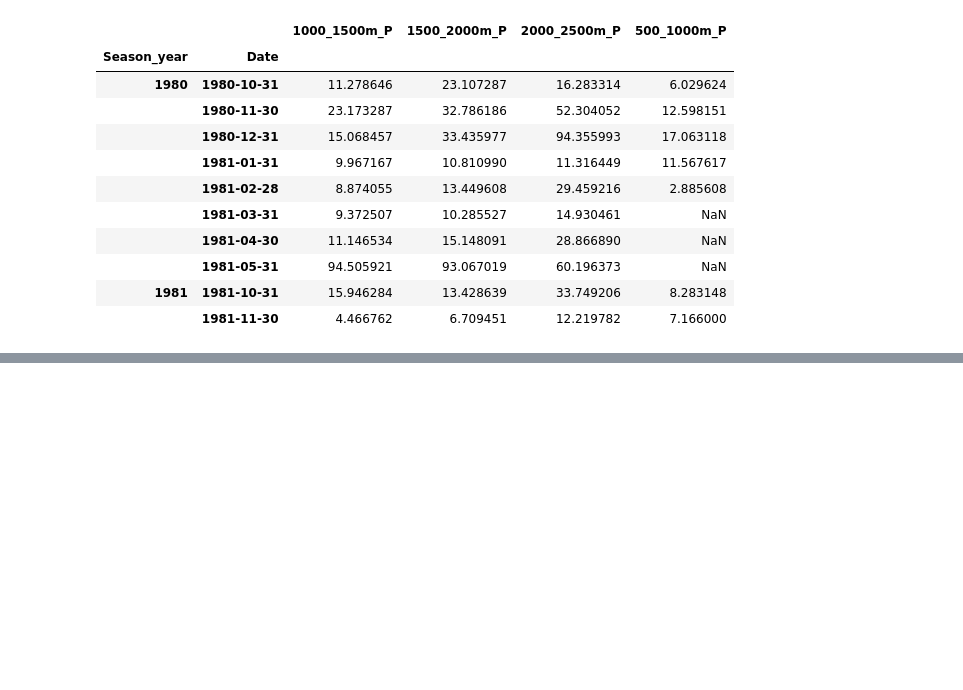
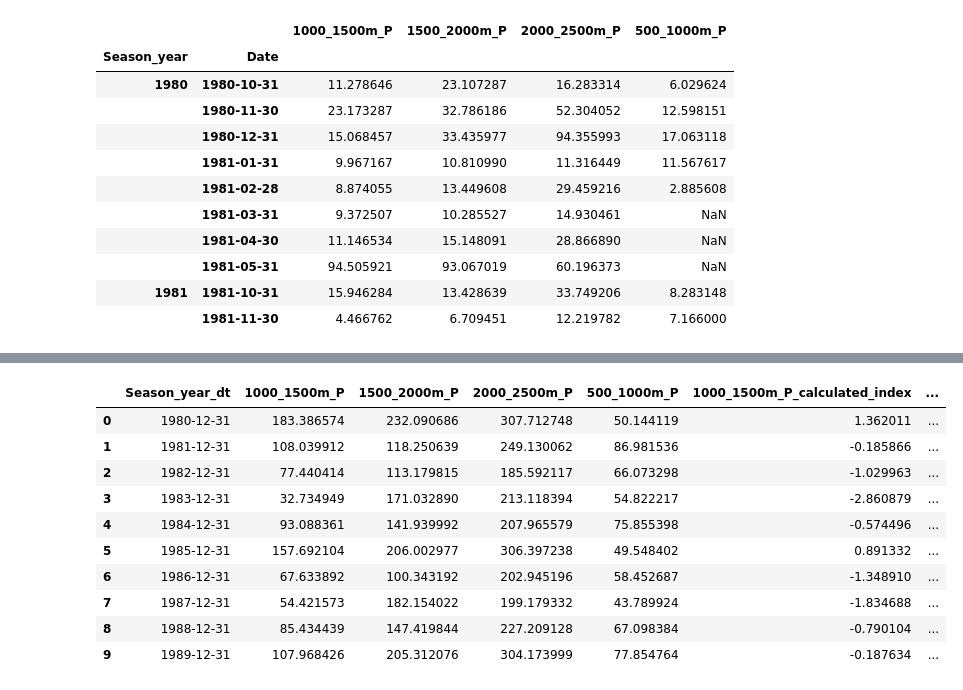
Before and after one commit to hasithajayamaha/snowdroughtindex-main, a Jupyter notebook: notebooks/workflows/5_SPI_wrokflow.ipynb, the cells around one changed output, grey strips where cells are left out. Cells and saved outputs as stored; diff of their text form; code cells hidden in the pictures; blank space fills up the shorter version.

```diff
--- a/notebooks/workflows/5_SPI_wrokflow.ipynb
+++ b/notebooks/workflows/5_SPI_wrokflow.ipynb
@@ -146,0 +200,44 @@ fig = plot_index(df_spi, 'Date', 'Precipitation_scale_6_calculated_index')
+# %%
+from scipy.stats import gamma, norm
+
+spi = SPI()
+
+monthly_avg_reset = seasonal_precip.reset_index()  # This will make 'Season_year' a column
+
+# If SPI expects a datetime column, convert 'Season_year' to datetime (e.g., use Dec 31 of each year)
+monthly_avg_reset['Season_year_dt'] = pd.to_datetime(monthly_avg_reset['Season_year'].astype(str) + '-12-31')
+
+# Calculate SPI for each precipitation column in monthly_avg_reset
+
+spi_results = {}
+for col in precip_cols:
+    precip = monthly_avg_reset[col].dropna()
+    precip = precip[precip > 0]
+    if len(precip) < 10:
+        spi_results[f"{col}_calculated_index"] = [float('nan')] * len(monthly_avg_reset)
+        continue
+    shape, loc, scale = gamma.fit(precip, floc=0)
+    cdf = gamma.cdf(monthly_avg_reset[col], shape, loc=loc, scale=scale)
+    spi = norm.ppf(cdf)
+    spi_results[f"{col}_calculated_index"] = spi
+
+# Add SPI columns to monthly_avg_reset
+for col, values in spi_results.items():
+    monthly_avg_reset[col] = values
+
+# Optionally, assign to df_spi for display
+df_spi = monthly_avg_reset[['Season_year_dt'] + precip_cols + [f"{col}_calculated_index" for col in precip_cols]]
+
+display(df_spi.head(10))
+# %% [output]
+|  | Season_year_dt | 1000_1500m_P | 1500_2000m_P | 2000_2500m_P | 500_1000m_P | 1000_1500m_P_calculated_index | ... |
+| 0 | 1980-12-31 | 183.386574 | 232.090686 | 307.712748 | 50.144119 | 1.362011 | ... |
+| 1 | 1981-12-31 | 108.039912 | 118.250639 | 249.130062 | 86.981536 | -0.185866 | ... |
+| 2 | 1982-12-31 | 77.440414 | 113.179815 | 185.592117 | 66.073298 | -1.029963 | ... |
+| 3 | 1983-12-31 | 32.734949 | 171.032890 | 213.118394 | 54.822217 | -2.860879 | ... |
+| 4 | 1984-12-31 | 93.088361 | 141.939992 | 207.965579 | 75.855398 | -0.574496 | ... |
+| 5 | 1985-12-31 | 157.692104 | 206.002977 | 306.397238 | 49.548402 | 0.891332 | ... |
+| 6 | 1986-12-31 | 67.633892 | 100.343192 | 202.945196 | 58.452687 | -1.348910 | ... |
+| 7 | 1987-12-31 | 54.421573 | 182.154022 | 199.179332 | 43.789924 | -1.834688 | ... |
+| 8 | 1988-12-31 | 85.434439 | 147.419844 | 227.209128 | 67.098384 | -0.790104 | ... |
+| 9 | 1989-12-31 | 107.968426 | 205.312076 | 304.173999 | 77.854764 | -0.187634 | ... |
```
Also changed, not shown: parts of 7 cells of this notebook.
